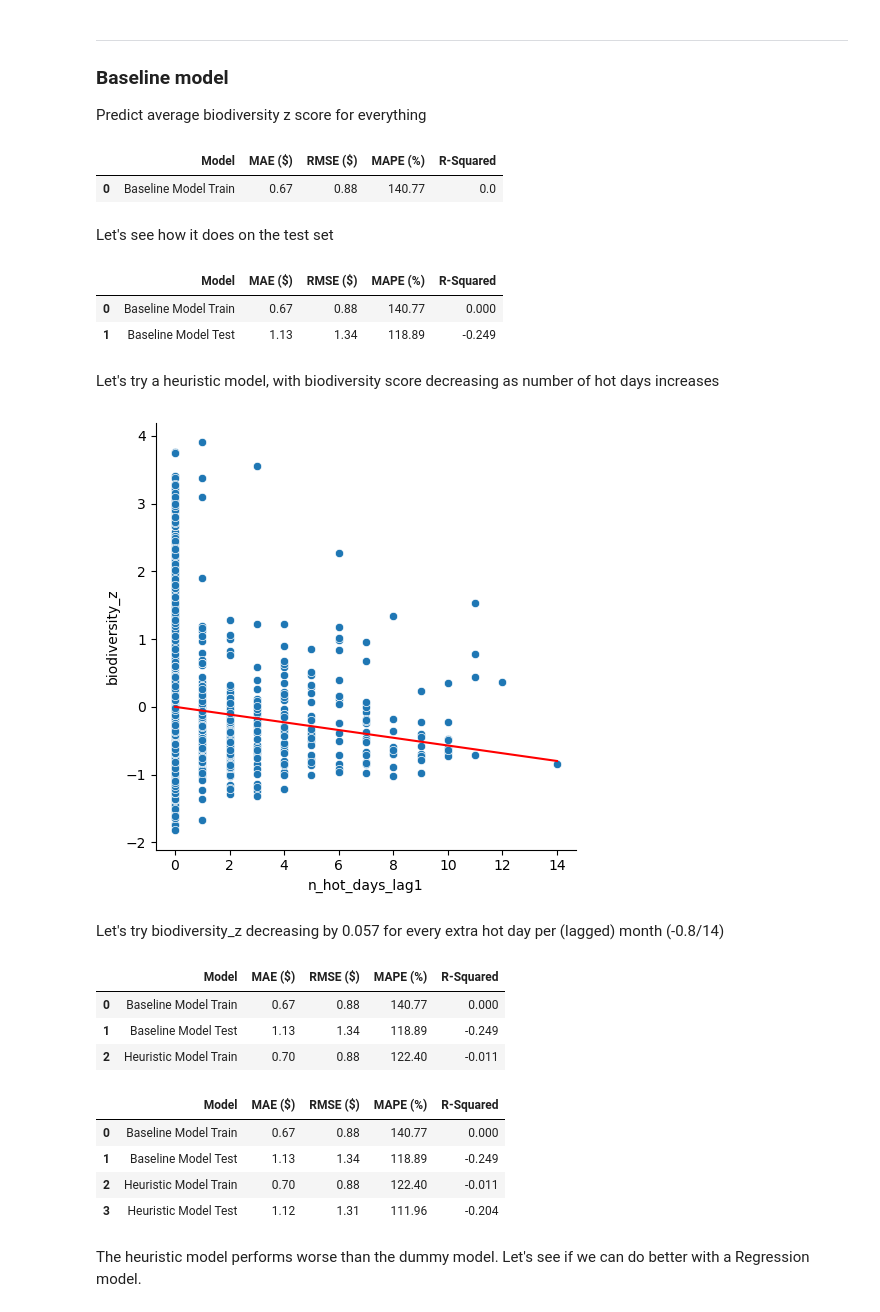
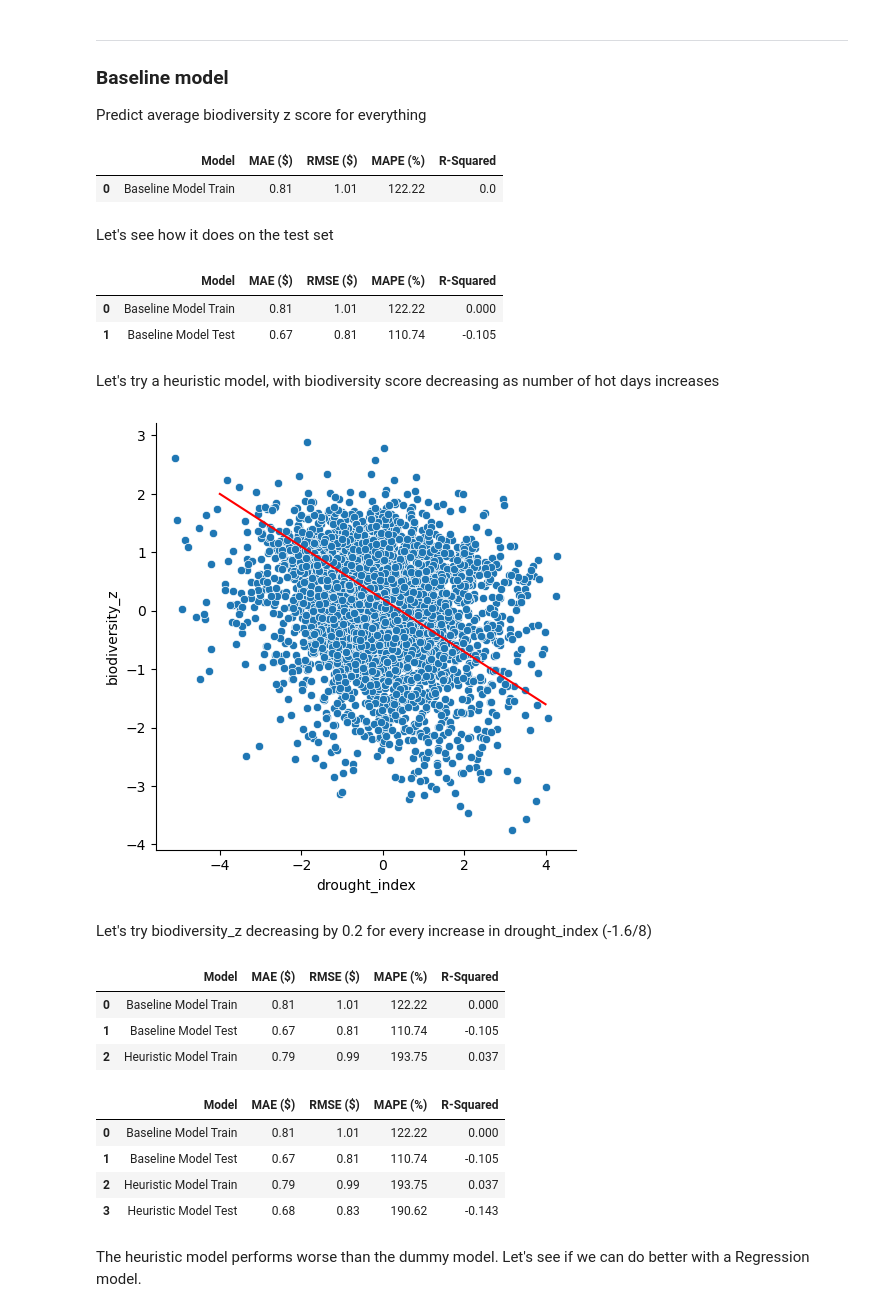
Before and after one commit to delmurphy/wildsignal, a Jupyter notebook: Notebooks/5.1.Model_pipeline_regression.ipynb, the cells around one changed output. Cells and saved outputs as stored; diff of their text form; code cells hidden in the pictures.

Commit message:
updating models and regression app with turnover instead of richness

```diff
--- a/Notebooks/5.1.Model_pipeline_regression.ipynb
+++ b/Notebooks/5.1.Model_pipeline_regression.ipynb
@@ -33,9 +33,9 @@ df = full_df[['state', 'year_offset', 'month_sin', 'month_cos',
               'temp_anom_z', 'temp_anom_z_lag1', 'temp_anom_z_roll3',
               'precip_anom_z', 'precip_anom_z_lag1', 'precip_anom_z_roll3',
               'drought_index', 'drought_index_lag1', 'drought_index_roll3',
-              'log_n_obs', 'residual_z']].copy()
+              'log_n_obs', 'turnover_residual_z']].copy()
 
-df = df.rename(columns={'residual_z': 'biodiversity_z'})
+df = df.rename(columns={'turnover_residual_z': 'biodiversity_z'})
 # %%
 df.sample(10)
 # %% [output]
@@ -140,7 +140,7 @@ model_scores.append(score_model('Baseline Model Train', y_trainval, dummy_train_
 pd.DataFrame(model_scores)
 # %% [output]
 |  | Model | MAE ($) | RMSE ($) | MAPE (%) | R-Squared |
-| 0 | Baseline Model Train | 0.67 | 0.88 | 140.77 | 0.0 |
+| 0 | Baseline Model Train | 0.81 | 1.01 | 122.22 | 0.0 |
 # %% [markdown]
 Let's see how it does on the test set
 # %%
@@ -150,46 +150,46 @@ model_scores.append(score_model('Baseline Model Test', y_test, dummy_test_pred))
 pd.DataFrame(model_scores)
 # %% [output]
 |  | Model | MAE ($) | RMSE ($) | MAPE (%) | R-Squared |
-| 0 | Baseline Model Train | 0.67 | 0.88 | 140.77 | 0.000 |
-| 1 | Baseline Model Test | 1.13 | 1.34 | 118.89 | -0.249 |
+| 0 | Baseline Model Train | 0.81 | 1.01 | 122.22 | 0.000 |
+| 1 | Baseline Model Test | 0.67 | 0.81 | 110.74 | -0.105 |
 # %% [markdown]
 Let's try a heuristic model, with biodiversity score decreasing as number of hot days increases
 # %%
 import seaborn as sns
 import matplotlib.pyplot as plt
 
 train_data = X_trainval.copy()
 train_data['biodiversity_z'] = y_trainval
 
 sns.relplot(data = train_data,
             kind='scatter',
-            x='n_hot_days_lag1',
+            x='drought_index',
             y='biodiversity_z')
-plt.plot([0, 14], [0, -0.8], 'r-')
+plt.plot([-4, 4], [2, -1.6], 'r-')
 plt.show();
 # %% [output]
-[figure, old version]
+[figure, new version]
 # %% [markdown]
-Let's try biodiversity_z decreasing by 0.057 for every extra hot day per (lagged) month (-0.8/14)
+Let's try biodiversity_z decreasing by 0.2 for every increase in drought_index (-1.6/8)
 # %%
-intuition_pred_train = -0.057*train_data['n_hot_days_lag1']
+intuition_pred_train = -0.2*train_data['drought_index']
 model_scores.append(score_model('Heuristic Model Train', y_trainval, intuition_pred_train))
 pd.DataFrame(model_scores)
 # %% [output]
 |  | Model | MAE ($) | RMSE ($) | MAPE (%) | R-Squared |
-| 0 | Baseline Model Train | 0.67 | 0.88 | 140.77 | 0.000 |
-| 1 | Baseline Model Test | 1.13 | 1.34 | 118.89 | -0.249 |
-| 2 | Heuristic Model Train | 0.70 | 0.88 | 122.40 | -0.011 |
+| 0 | Baseline Model Train | 0.81 | 1.01 | 122.22 | 0.000 |
+| 1 | Baseline Model Test | 0.67 | 0.81 | 110.74 | -0.105 |
+| 2 | Heuristic Model Train | 0.79 | 0.99 | 193.75 | 0.037 |
 # %%
-intuition_pred_test = -0.057*X_test['n_hot_days_lag1']
+intuition_pred_test = -0.2*X_test['drought_index']
 model_scores.append(score_model('Heuristic Model Test', y_test, intuition_pred_test))
 pd.DataFrame(model_scores)
 # %% [output]
 |  | Model | MAE ($) | RMSE ($) | MAPE (%) | R-Squared |
-| 0 | Baseline Model Train | 0.67 | 0.88 | 140.77 | 0.000 |
-| 1 | Baseline Model Test | 1.13 | 1.34 | 118.89 | -0.249 |
-| 2 | Heuristic Model Train | 0.70 | 0.88 | 122.40 | -0.011 |
-| 3 | Heuristic Model Test | 1.12 | 1.31 | 111.96 | -0.204 |
+| 0 | Baseline Model Train | 0.81 | 1.01 | 122.22 | 0.000 |
+| 1 | Baseline Model Test | 0.67 | 0.81 | 110.74 | -0.105 |
+| 2 | Heuristic Model Train | 0.79 | 0.99 | 193.75 | 0.037 |
+| 3 | Heuristic Model Test | 0.68 | 0.83 | 190.62 | -0.143 |
 # %% [markdown]
 The heuristic model performs worse than the dummy model. Let's see if we can do better with a Regression model.
 # %% [markdown]
```
Also changed, not shown: parts of 24 cells of this notebook, 6 other files.
